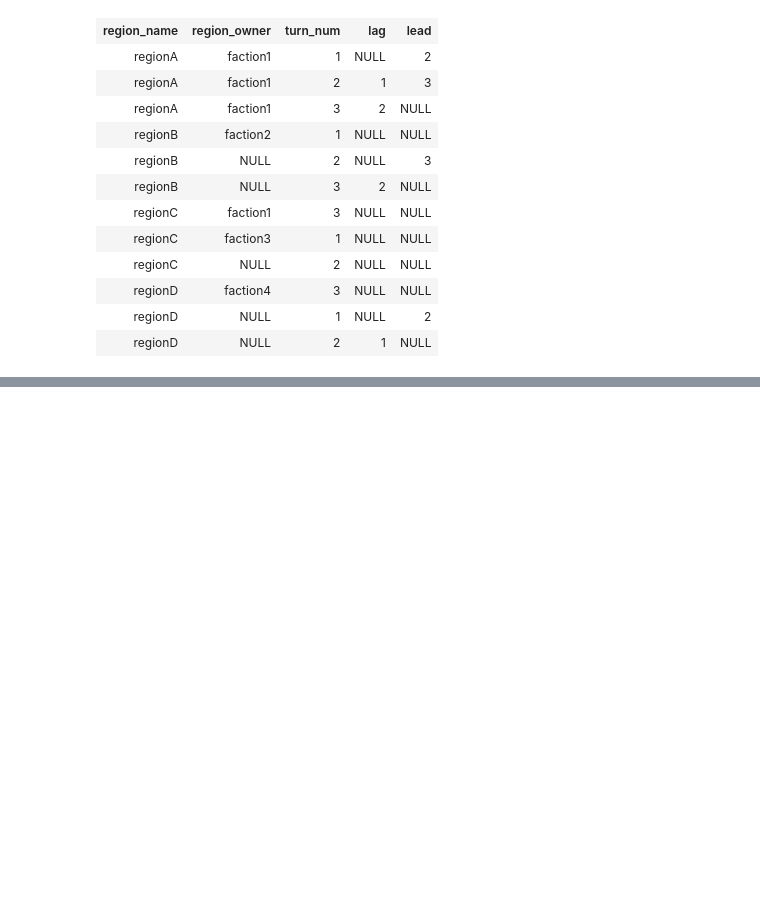
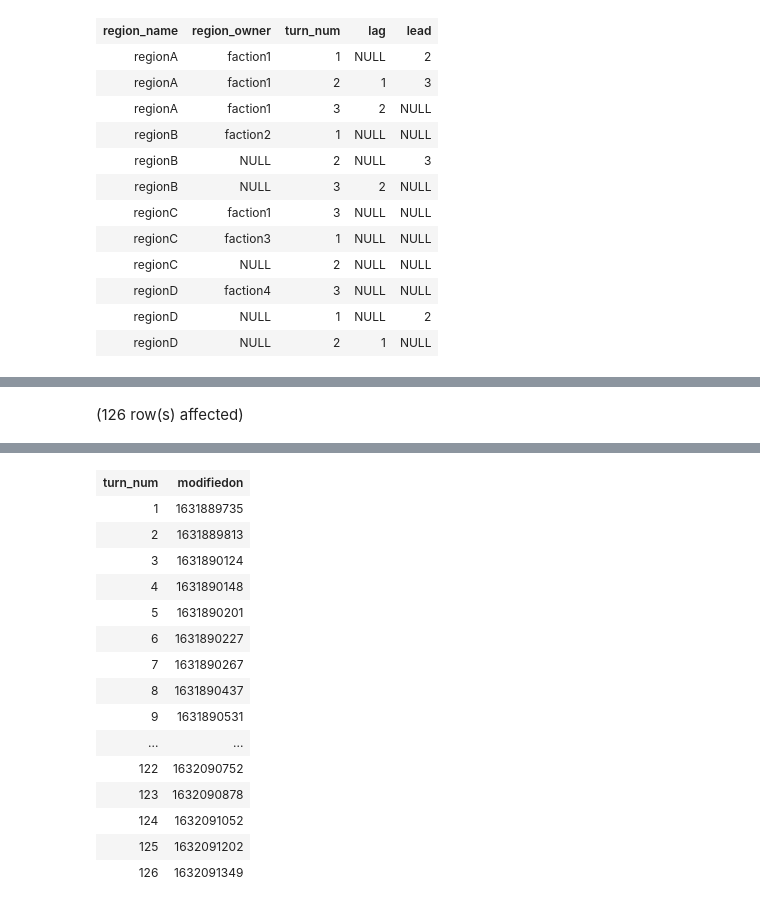
Before and after one commit to benMcChesney/TW_Save, a Jupyter notebook: prototype_scd_regions.ipynb, the cells around one changed output, grey strips where cells are left out. Drawn from its saved outputs; the diff is of its cells as text; code cells hidden in the pictures; blank space fills up the shorter version.

```diff
--- a/prototype_scd_regions.ipynb
+++ b/prototype_scd_regions.ipynb
@@ -83,0 +104,20 @@ Total execution time: 00:00:00.003
+# %%
+
+
+with window_cte AS
+(
+    select
+        *
+        , ROW_NUMBER() OVER ( PARTITION BY  turn_num, modifiedOn ORDER BY modifiedOn DESC ) as saveModifiedRank
+        FROM tw_regions
+)
+-- use the regions file ( smallest ) to generate turn_num
+select
+
+    CAST( turn_num as int ) as turn_Num
+    , modifiedOn
+FROM window_cte
+where saveModifiedRank = 1
+order by turn_num
+# %% [output]
+(126 row(s) affected)
@@ -83,0 +125,16 @@ Total execution time: 00:00:00.003
+| turn_num | modifiedon |
+| 1 | 1631889735 |
+| 2 | 1631889813 |
+| 3 | 1631890124 |
+| 4 | 1631890148 |
+| 5 | 1631890201 |
+| 6 | 1631890227 |
+| 7 | 1631890267 |
+| 8 | 1631890437 |
+| 9 | 1631890531 |
+| ... | ... |
+| 122 | 1632090752 |
+| 123 | 1632090878 |
+| 124 | 1632091052 |
+| 125 | 1632091202 |
+| 126 | 1632091349 |
```
Also changed, not shown: parts of 3 cells of this notebook, 2 other files.
